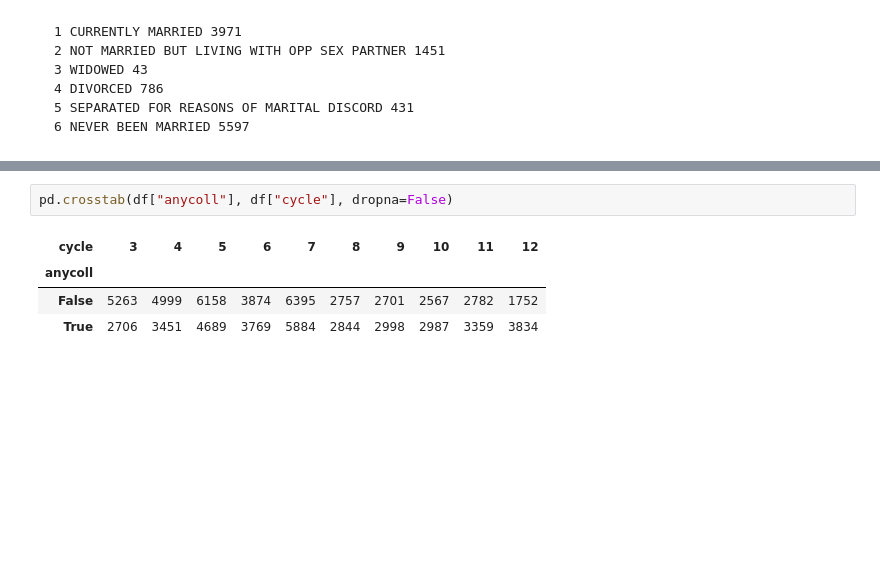
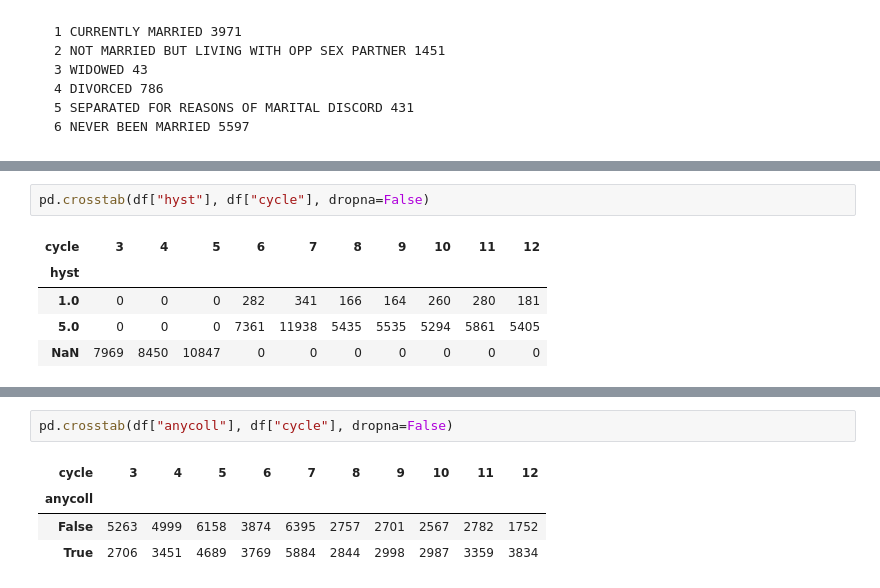
Before and after one commit to AllenDowney/MarriageNSFG, a Jupyter notebook: clean_nsfg.ipynb, the cells around one changed output, grey strips where cells are left out. Cells and saved outputs as stored; diff of their text form; blank space fills up the shorter version.

```diff
--- a/clean_nsfg.ipynb
+++ b/clean_nsfg.ipynb
@@ -1725,0 +1757,8 @@ len(df)
+# %%
+pd.crosstab(df["hyst"], df["cycle"], dropna=False)
+# %% [output]
+| cycle | 3 | 4 | 5 | 6 | 7 | 8 | 9 | 10 | 11 | 12 |
+| hyst |  |  |  |  |  |  |  |  |  |  |
+| 1.0 | 0 | 0 | 0 | 282 | 341 | 166 | 164 | 260 | 280 | 181 |
+| 5.0 | 0 | 0 | 0 | 7361 | 11938 | 5435 | 5535 | 5294 | 5861 | 5405 |
+| NaN | 7969 | 8450 | 10847 | 0 | 0 | 0 | 0 | 0 | 0 | 0 |
```
Also changed, not shown: parts of 28 cells of this notebook, 1 other file.
